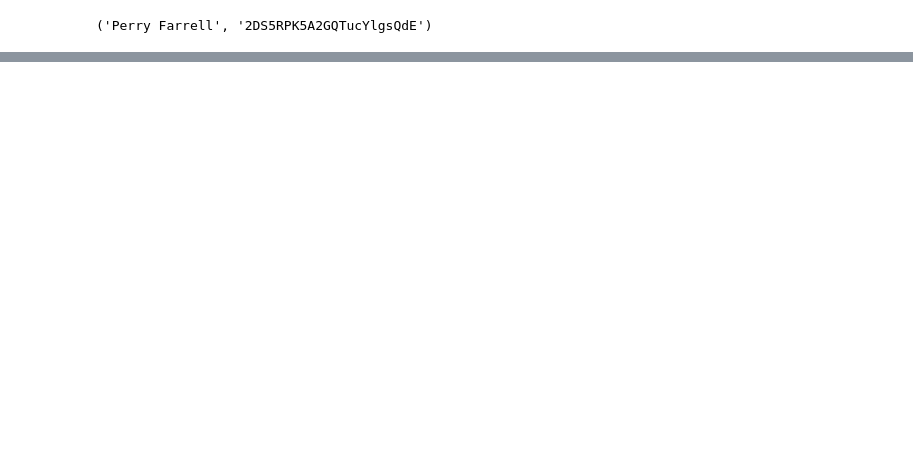
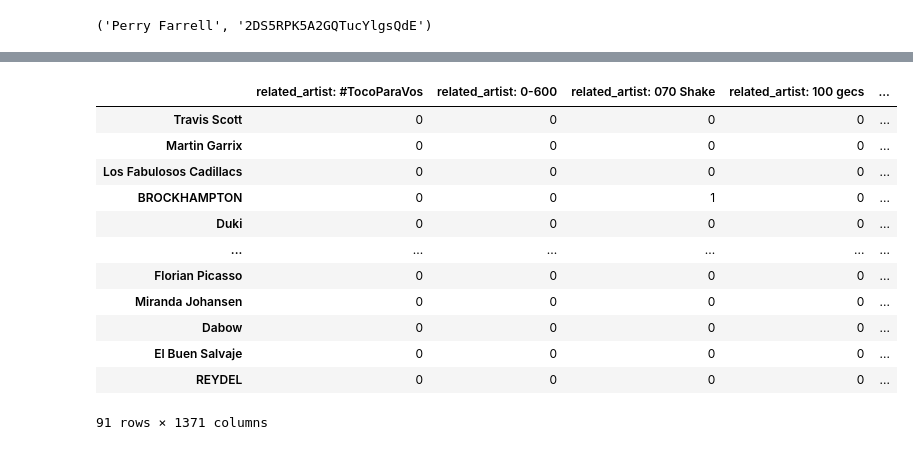
Before and after one commit to martinsoko/recopalooza, a Jupyter notebook: Spotify.ipynb, the cells around one changed output, grey strips where cells are left out. Drawn from its saved outputs; the diff is of its cells as text; code cells hidden in the pictures; blank space fills up the shorter version.

```diff
--- a/Spotify.ipynb
+++ b/Spotify.ipynb
@@ -149,0 +244,20 @@ get_related_artists(artists_ids[lineup_day_2[5]], token)
+# %%
+mlb.fit(df_artists['related_artists'])
+df_related_artists = pd.DataFrame(data=mlb.transform(df_artists['related_artists']),
+                         columns=['related_artist: {}'.format(related_artist) for related_artist in mlb.classes_],
+                         index=df_artists.index)
+df_related_artists
+# %% [output]
+|  | related_artist: #TocoParaVos | related_artist: 0-600 | related_artist: 070 Shake | related_artist: 100 gecs | ... |
+| Travis Scott | 0 | 0 | 0 | 0 | ... |
+| Martin Garrix | 0 | 0 | 0 | 0 | ... |
+| Los Fabulosos Cadillacs | 0 | 0 | 0 | 0 | ... |
+| BROCKHAMPTON | 0 | 0 | 1 | 0 | ... |
+| Duki | 0 | 0 | 0 | 0 | ... |
+| ... | ... | ... | ... | ... | ... |
+| Florian Picasso | 0 | 0 | 0 | 0 | ... |
+| Miranda Johansen | 0 | 0 | 0 | 0 | ... |
+| Dabow | 0 | 0 | 0 | 0 | ... |
+| El Buen Salvaje | 0 | 0 | 0 | 0 | ... |
+| REYDEL | 0 | 0 | 0 | 0 | ... |
+91 rows × 1371 columns
```
Also changed, not shown: parts of 25 cells of this notebook.
